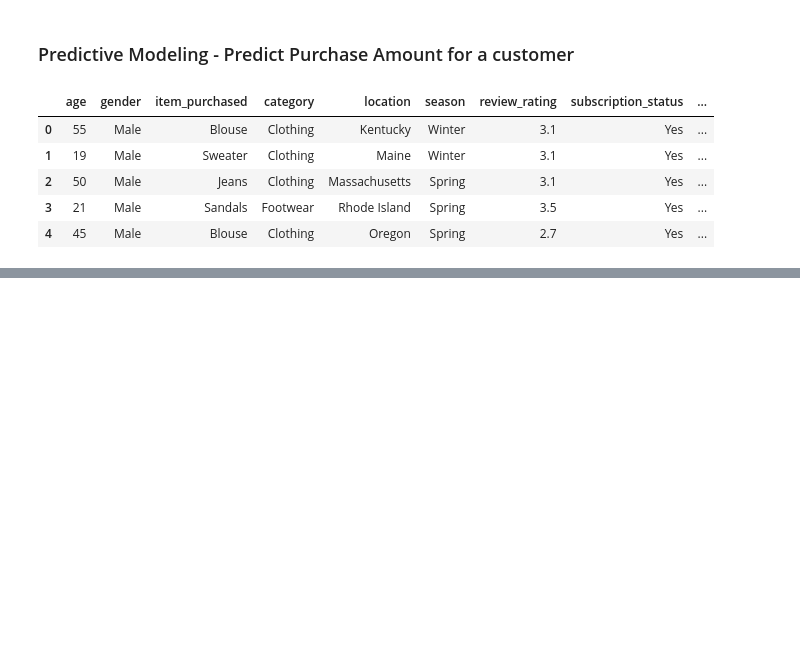
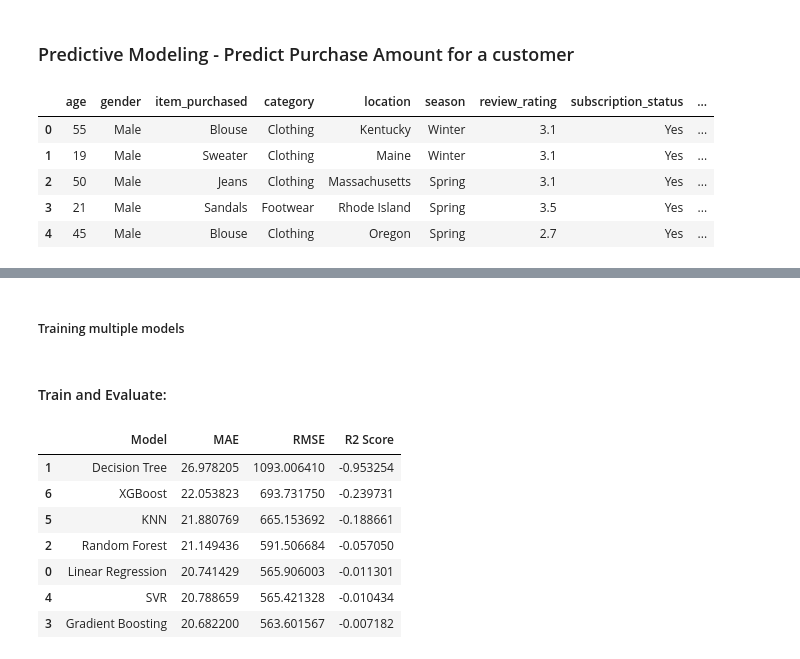
Before and after one commit to mnakhil/customer_shopping_behaviour_analysis, a Jupyter notebook: model/modeling.ipynb, the cells around one changed output, grey strips where cells are left out. Saved outputs shown, nothing was run; the diff lists cells and outputs as text; code cells hidden in the pictures; blank space fills up the shorter version.

Commit message:
Model training and Evaluation completed

```diff
--- a/model/modeling.ipynb
+++ b/model/modeling.ipynb
@@ -288,0 +287,55 @@ dtype: int64
+# %%
+#Split data - train, test
+
+from sklearn.model_selection import train_test_split
+
+X_train, X_test, y_train, y_test=train_test_split(X,y, test_size=0.2, random_state=42)
+# %% [markdown]
+##### Training multiple models
+# %%
+from sklearn.linear_model import LinearRegression
+from sklearn.ensemble import RandomForestRegressor, GradientBoostingRegressor
+from sklearn.tree import DecisionTreeRegressor
+from sklearn.svm import SVR
+from sklearn.neighbors import KNeighborsRegressor
+from xgboost import XGBRegressor
+
+models = {
+    "Linear Regression":LinearRegression(),
+    "Decision Tree":DecisionTreeRegressor(random_state=42),
+    "Random Forest":RandomForestRegressor(random_state=42),
+    "Gradient Boosting":GradientBoostingRegressor(random_state=42),
+    "SVR":SVR(),
+    "KNN":KNeighborsRegressor(),
+    "XGBoost":XGBRegressor(random_state=42)
+}
+# %% [markdown]
+#### Train and Evaluate:
+# %%
+from sklearn.metrics import mean_absolute_error, mean_squared_error, r2_score
+import pandas as pd
+import numpy as np
+
+results=[]
+
+for name,model in models.items():
+    model.fit(X_train,y_train)
+    pred=model.predict(X_test)
+    results.append({
+        "Model":name,
+        "MAE":mean_absolute_error(y_test,pred),
+        "RMSE":mean_squared_error(y_test,pred),
+        "R2 Score":r2_score(y_test,pred)
+    })
+
+results_df=pd.DataFrame(results)
+results_df.sort_values(by="R2 Score", ascending=True)
+# %% [output]
+|  | Model | MAE | RMSE | R2 Score |
+| 1 | Decision Tree | 26.978205 | 1093.006410 | -0.953254 |
+| 6 | XGBoost | 22.053823 | 693.731750 | -0.239731 |
+| 5 | KNN | 21.880769 | 665.153692 | -0.188661 |
+| 2 | Random Forest | 21.149436 | 591.506684 | -0.057050 |
+| 0 | Linear Regression | 20.741429 | 565.906003 | -0.011301 |
+| 4 | SVR | 20.788659 | 565.421328 | -0.010434 |
+| 3 | Gradient Boosting | 20.682200 | 563.601567 | -0.007182 |
```
Also changed, not shown: parts of 1 cell of this notebook.
